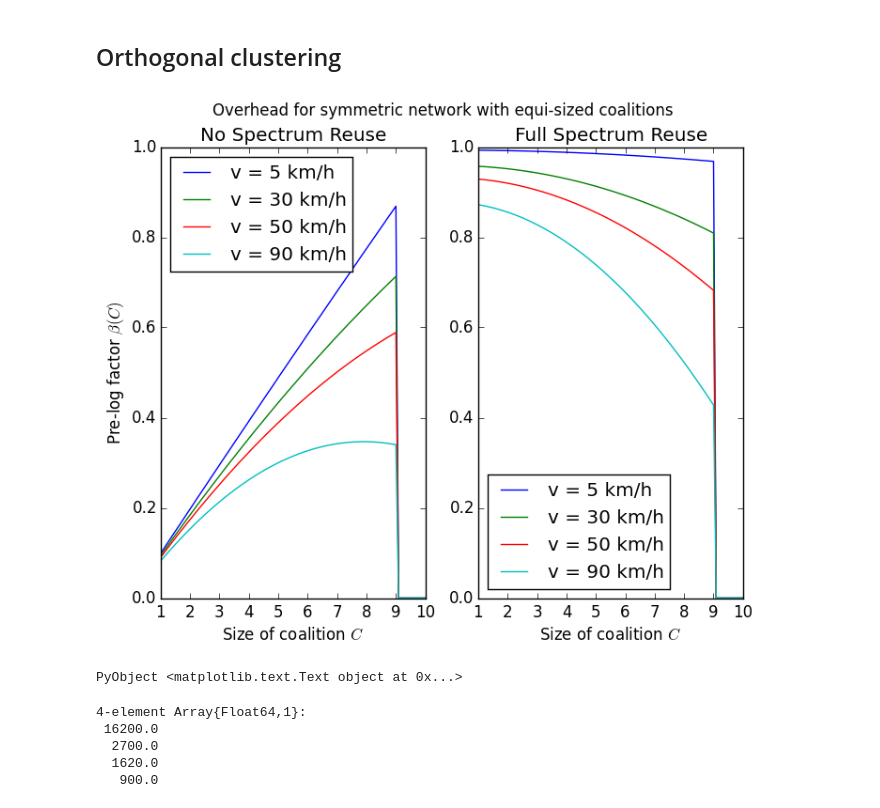
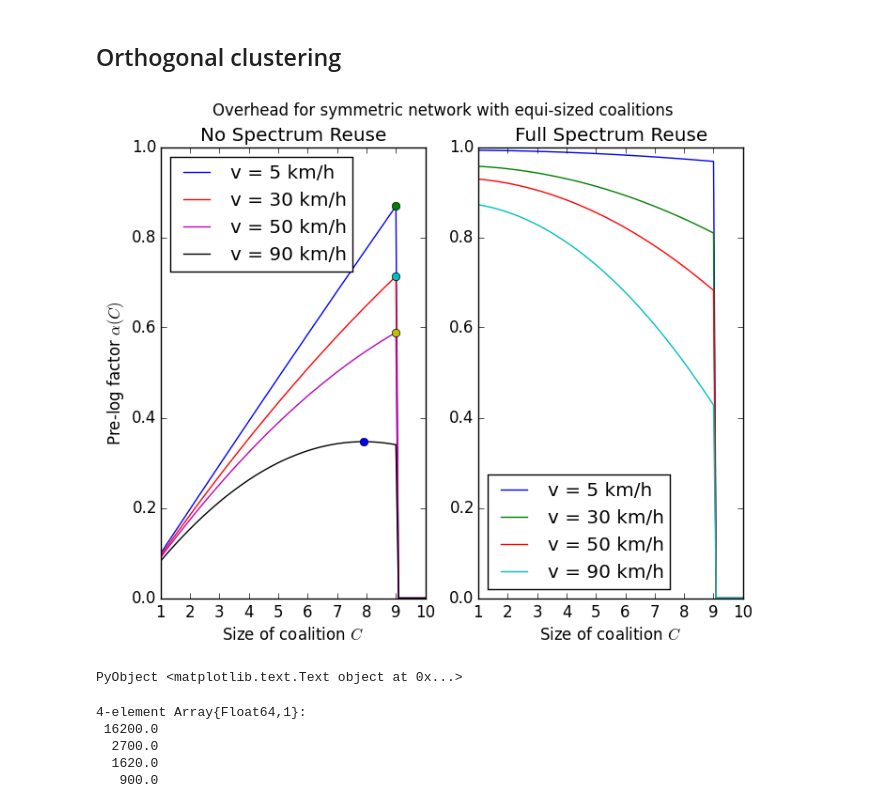
Before and after one commit to rasmusbrandt/DistributedBaseStationClustering.jl, a Jupyter notebook: support/CSI_acquisition_overhead.ipynb, the cells around one changed output. Drawn from its saved outputs; the diff is of its cells as text; code cells hidden in the pictures.

Commit message:
Updated BnB to handle new overhead model. Renamed alpha and beta in pr

```diff
--- a/support/CSI_acquisition_overhead.ipynb
+++ b/support/CSI_acquisition_overhead.ipynb
@@ -36,52 +36,57 @@ Tcs = ceil(1./(2fds))
 ## Orthogonal clustering
 # %%
 subplot(1, 2, 1)
-β(C, Tc) = begin
-    betas = zeros(C)
+α(C, Tc) = begin
+    alphas = zeros(C)
     for n = 1:length(C)
         if C[n] <= max_cluster_size
-            betas[n] = max(0, C[n]/I - (1/Tc)*(C[n]*(M + Kc*(N + d)) + C[n]^2*Kc*M))
+            alphas[n] = max(0, C[n]/I - (1/Tc)*(C[n]*(M + Kc*(N + d)) + C[n]^2*Kc*M))
         else
-            betas[n] = 0.
+            alphas[n] = 0.
         end
     end
-    betas
+    alphas
 end
 Cs = linspace(1,I)
 for idx = 1:length(Tcs)
     Tc = Tcs[idx]; v_kmh = vs_kmh[idx]
-    plot(Cs, β(Cs, Tc), label=string("v = ", v_kmh, " km/h"))
+    plot(Cs, α(Cs, Tc), label=string("v = ", v_kmh, " km/h"))
+
+    # Optimal cluster size
+    opt_size = min((Tc - I*(M + Kc*(N + d)))/(2*I*Kc*M), max_cluster_size)
+    opt_alpha = max(0, opt_size/I - (1/Tc)*(opt_size*(M + Kc*(N + d)) + opt_size^2*Kc*M))
+    plot(opt_size, opt_alpha, "o")
 end
 title("No Spectrum Reuse")
 xlabel(L"Size of coalition $C$")
-ylabel(L"Pre-log factor $\beta(C)$")
+ylabel(L"Pre-log factor $\alpha(C)$")
 ylim(0,1)
 legend(loc="best")
 
 subplot(1, 2, 2)
-β(C, Tc) = begin
-    betas = zeros(C)
+α(C, Tc) = begin
+    alphas = zeros(C)
     for n = 1:length(C)
         if C[n] <= max_cluster_size
-            betas[n] = max(0, 1 - (1/Tc)*(I*(M + Kc*(N + d)) + C[n]^2*Kc*M))
+            alphas[n] = max(0, 1 - (1/Tc)*(I*(M + Kc*(N + d)) + C[n]^2*Kc*M))
         else
-            betas[n] = 0.
+            alphas[n] = 0.
         end
     end
-    betas
+    alphas
 end
 for idx = 1:length(Tcs)
     Tc = Tcs[idx]; v_kmh = vs_kmh[idx]
-    plot(Cs, β(Cs, Tc), label=string("v = ", v_kmh, " km/h"))
+    plot(Cs, α(Cs, Tc), label=string("v = ", v_kmh, " km/h"))
 end
 title("Full Spectrum Reuse")
 xlabel(L"Size of coalition $C$")
 ylim(0,1)
 legend(loc="best")
 
 suptitle("Overhead for symmetric network with equi-sized coalitions")
 # %% [output]
-[figure, old version]
+[figure, new version]
 PyObject <matplotlib.text.Text object at 0x...>
 # %%
 Tcs
```
Also changed, not shown: 9 other files.
